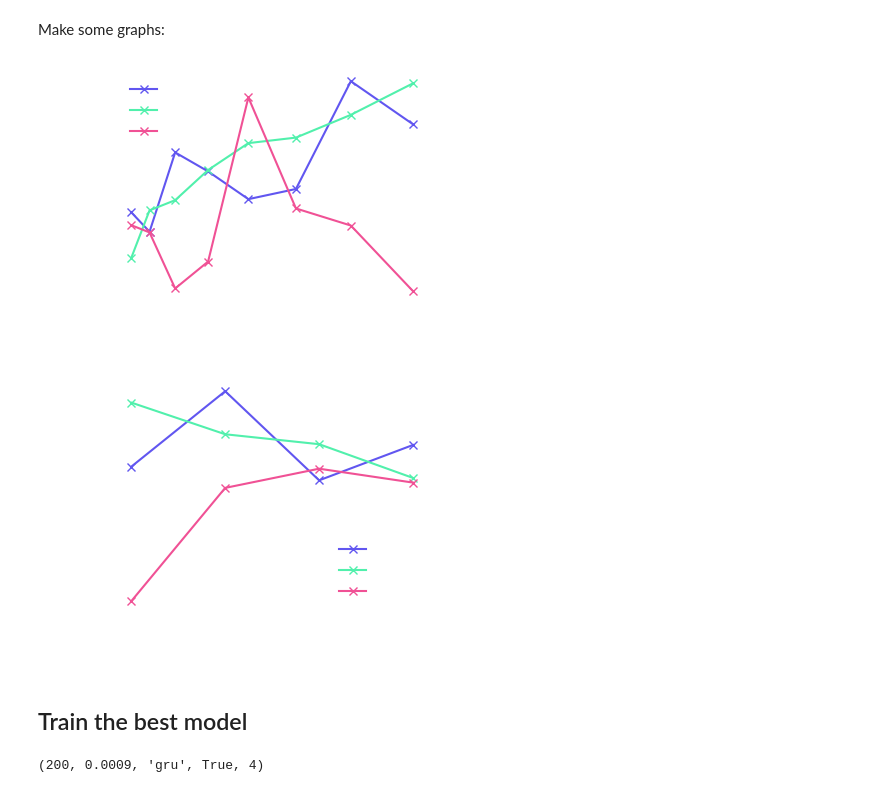
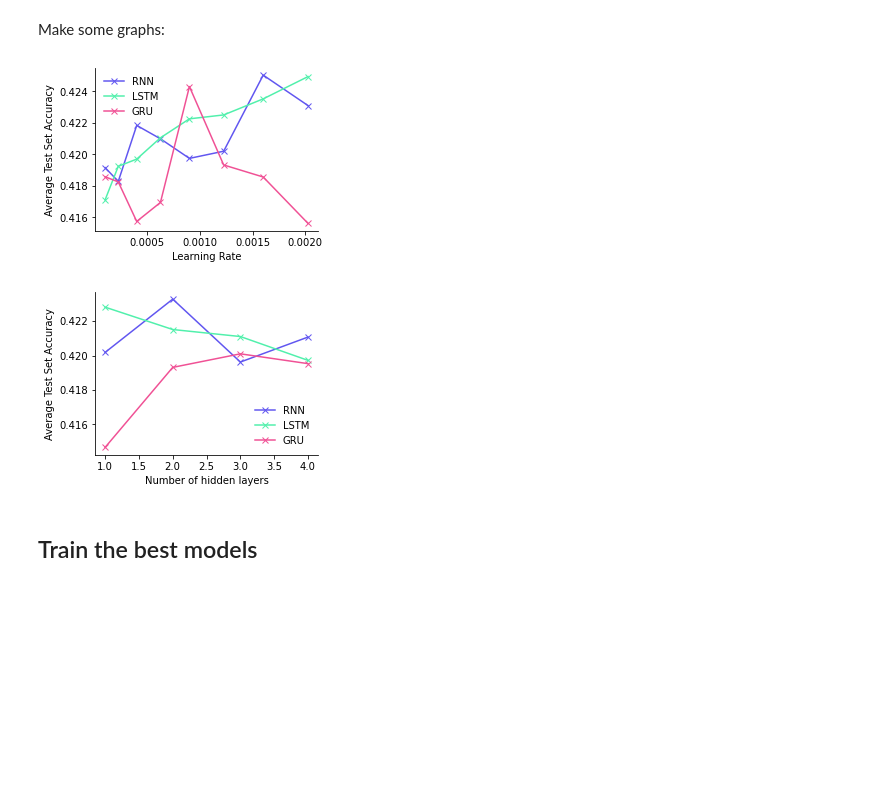
Before and after one commit to arkr01/Deep-Learning-Group-Project, a Jupyter notebook: Model_and_testing.ipynb, the cells around one changed output. Saved outputs shown, nothing was run; the diff lists cells and outputs as text; code cells hidden in the pictures; blank space fills up the shorter version.

```diff
--- a/Model_and_testing.ipynb
+++ b/Model_and_testing.ipynb
@@ -57 +32,5 @@ BBB_filepath = "C:/Users/Marc/Documents/University/2022/Semester 1/STAT3007/Proj
+# %%
+import os
+path_to_folder = os.path.dirname(os.path.realpath("__file__"))
+BBB_filepath = path_to_folder + "\\csv_files\\cricsheet_data.csv"
 # %% [markdown]
@@ -422,23 +297,0 @@ Investigating run rate
-# %%
-predictions = np.array(predicted_outcome).reshape((x_data_test.shape[0],269))
-
-average_runs_per_over = []
-for over in range(20):
-    runs = 0
-#     for ball_result in predictions[20][over*6:over*6+6]:
-#         if ball_result < 7:
-#             runs+=ball_result
-#     average_runs = runs / 6
-#     average_runs_per_over.append(average_runs)
-
-    for game in range(x_data_test.shape[0]):
-        for ball_result in predictions[game][over*6:over*6+6]:
-            if ball_result < 7:
-                runs+=ball_result
-    average_runs = runs / x_data_test.shape[0]
-    average_runs_per_over.append(average_runs)
-
-import matplotlib.pyplot as plt
-plt.plot(average_runs_per_over)
-plt.xlabel("Over")
-plt.ylabel("Run average")
@@ -490,6 +300,7 @@ count/total
 # %% [markdown]
 Use grid-search to search the space of hyperparameters. Produce some graphs. Find best model. Train best model up to high epochs, run some simulations.
 # %%
+import numpy as np
 #Set up some functions
 # Training Run
 def HPTrainingRun(x_dat,y_dat,hidden_dim_size,learning_rate,model_type,use_pitch_data,num_layers,
@@ -556,11 +367,13 @@ def HPTrainingRun(x_dat,y_dat,hidden_dim_size,learning_rate,model_type,use_pitch
             print('Epoch: {}/{}.............'.format(epoch, n_epochs), end=' ')
             print("Loss: {:.4f}".format(loss.item()))
 
-        if periodically_test_acc and epoch%20 == 0:
+        if periodically_test_acc and epoch%100 == 0:
             test_acc = TestAccuracy(model,False)
             train_acc = TestAccuracy(model,True)
             model_acc_test[epoch] = test_acc
             model_acc_train[epoch] = train_acc
+            print("Train acc:",train_acc)
+            print("Test acc:",test_acc)
 
 
     return model, model_acc_test, model_acc_train,losses
@@ -684,41 +497,34 @@ for lrate in learning_rate:
             if (key[2] == "lstm"):
                 lstms.append(results_dict[key])
             if (key[2] == "gru"):
                 grus.append(results_dict[key])
     rnn_av = sum(rnns) / len(rnns)
     lstm_av = sum(lstms) / len(lstms)
     gru_av = sum(grus) / len(grus)
     p1_acc_rnn.append(rnn_av)
     p1_acc_lstm.append(lstm_av)
     p1_acc_gru.append(gru_av)
 
 
 plt.rcParams.update({'font.size': 10})
-plt.rcParams['text.color'] = 'white'
-plt.rcParams['axes.labelcolor'] = 'white'
-plt.rcParams['xtick.color'] = 'white'
-plt.rcParams['ytick.color'] = 'white'
 
 fig1 = plt.figure(0)
 fig1.set_figheight(3)
 fig1.set_figwidth(4)
 ax = plt.axes()
-
-ax.spines['bottom'].set_color('white')
-ax.spines['left'].set_color('white')
 
 ax.spines['top'].set_visible(False)
 ax.spines['right'].set_visible(False)
 
 plt.plot(learning_rate,p1_acc_rnn,c="#6156f0",marker="x", label = "RNN")
 plt.plot(learning_rate,p1_acc_lstm,c="#51f0ac",marker="x", label = "LSTM")
 plt.plot(learning_rate,p1_acc_gru,c="#f05195",marker="x", label = "GRU")
 plt.xlabel("Learning Rate")
 plt.ylabel("Average Test Set Accuracy")
 plt.legend(frameon=False)
 plt.savefig("graph1",transparent=True,bbox_inches = "tight")
 # %% [output]
-[figure, old version]
+[figure, new version]
 # %%
 #Do some plotting!!
 import matplotlib.pyplot as plt
@@ -749,18 +555,11 @@ for nl in num_layers:
 
 #plt.rcParams.update(plt.rcParamsDefault)
 plt.rcParams.update({'font.size': 10})
-plt.rcParams['text.color'] = 'white'
-plt.rcParams['axes.labelcolor'] = 'white'
-plt.rcParams['xtick.color'] = 'white'
-plt.rcParams['ytick.color'] = 'white'
 
 fig1 = plt.figure(0)
 fig1.set_figheight(3)
 fig1.set_figwidth(4)
 ax = plt.axes()
-
-ax.spines['bottom'].set_color('white')
-ax.spines['left'].set_color('white')
 
 ax.spines['top'].set_visible(False)
 ax.spines['right'].set_visible(False)
@@ -773,13 +572,6 @@ plt.ylabel("Average Test Set Accuracy")
 plt.legend(frameon=False)
 plt.savefig("graph2",transparent=True,bbox_inches = "tight")
 # %% [output]
-[figure, old version]
+[figure, new version]
 # %% [markdown]
-## Train the best model
+## Train the best models
-# %%
-#Determine best model
-#Find best result:
-best_model_key = max(results_dict, key= lambda x: results_dict[x])
-print(best_model_key)
-# %% [output]
-(200, 0.0009, 'gru', True, 4)
```
Also changed, not shown: parts of 70 cells of this notebook, 1 other file.
